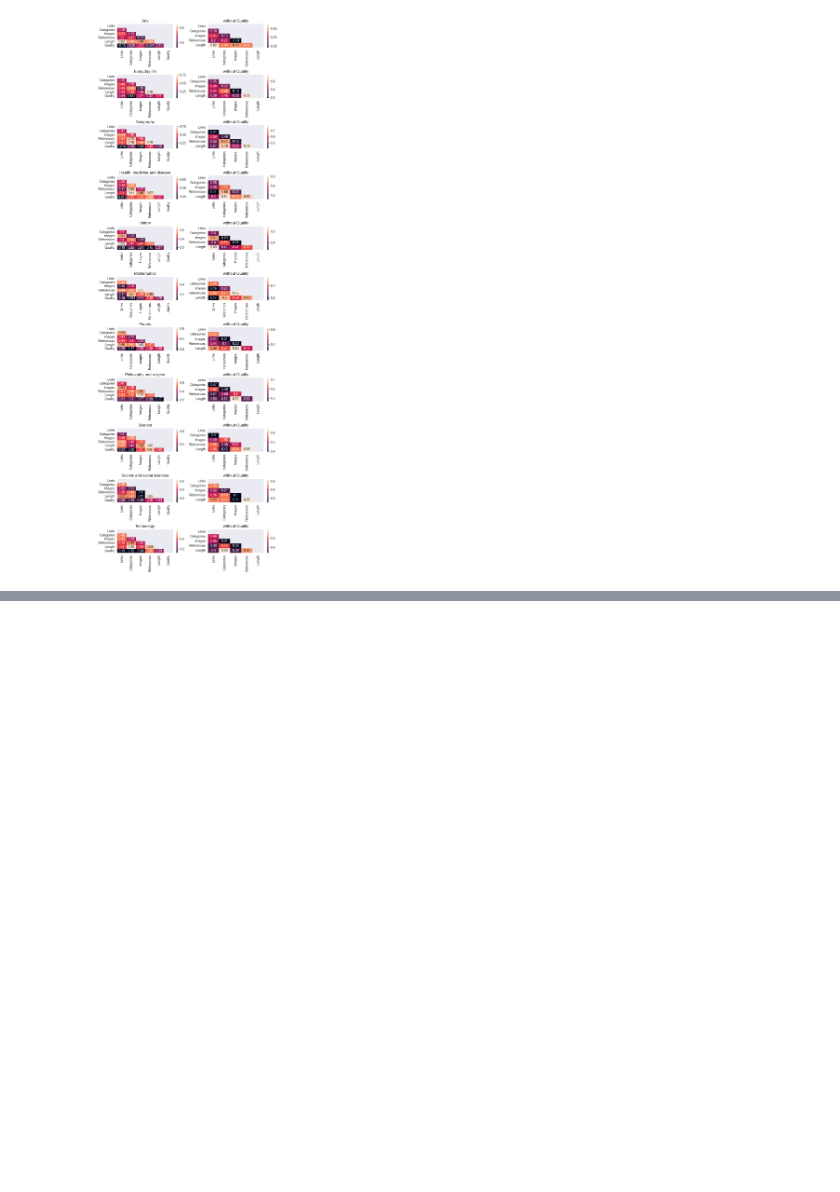
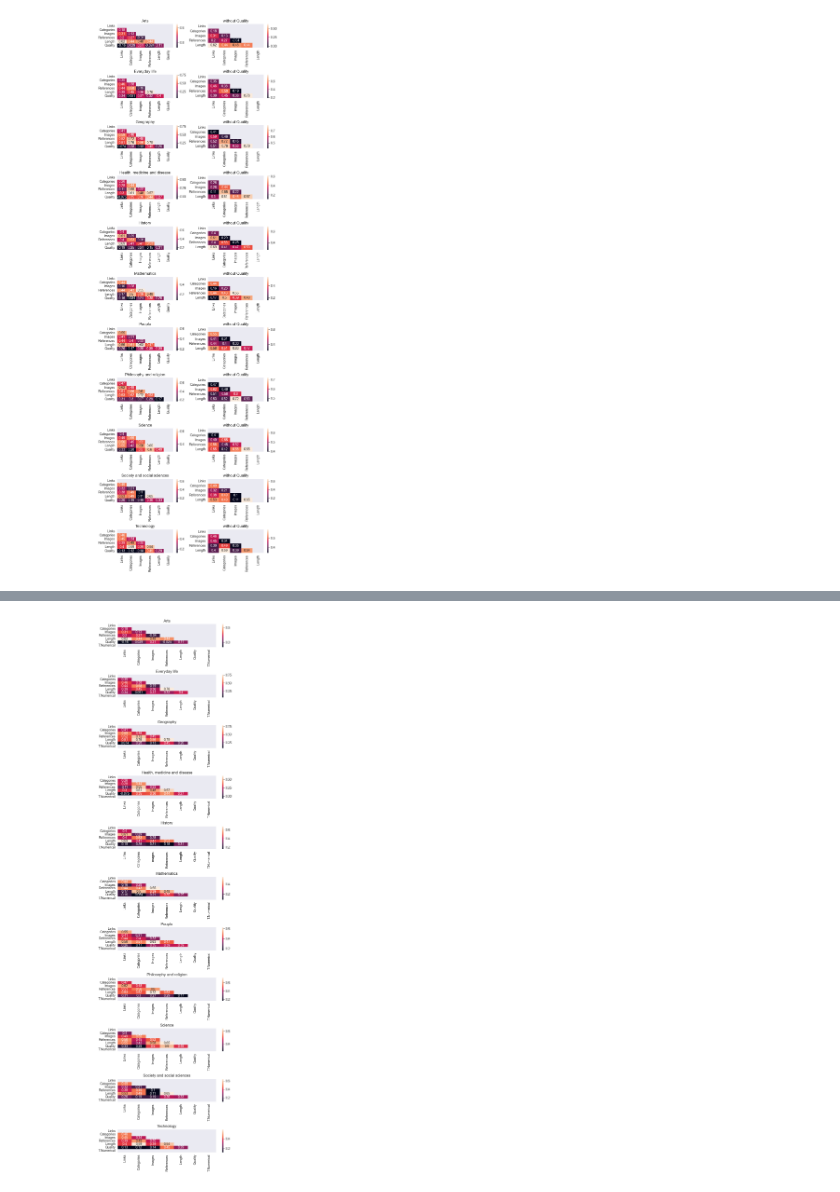
Before and after one commit to csupika/F21DL-Machine-Learning-Portfolio, a Jupyter notebook: lab3.ipynb, the cells around one changed output, grey strips where cells are left out. Saved outputs shown, nothing was run; the diff lists cells and outputs as text; code cells hidden in the pictures; blank space fills up the shorter version.

```diff
--- a/lab3.ipynb
+++ b/lab3.ipynb
@@ -167,0 +221,20 @@ plt.tight_layout()
+# %%
+def corr_for_category_all_numerical(category):
+    df_filtered = df_all_numerical.query(f"Theme == '{category}'")
+    corr_within_category = df_filtered.corr(numeric_only=True)
+    mask = np.triu(np.ones_like(corr_within_category, dtype=bool))
+    ax[i].set_title(category)
+    sns.heatmap(corr_within_category, mask=mask, annot=True, ax=ax[i])
+
+length = len(categories)
+fig, ax = plt.subplots(length,1, figsize=(6.4, 24))
+i = 0
+
+# plt.figure(figsize=(6.4, 24))
+for category in categories:
+    corr_for_category_all_numerical(category)
+    i+=1
+
+plt.tight_layout()
+# %% [output]
+[figure, added]
```
Also changed, not shown: parts of 11 cells of this notebook.
